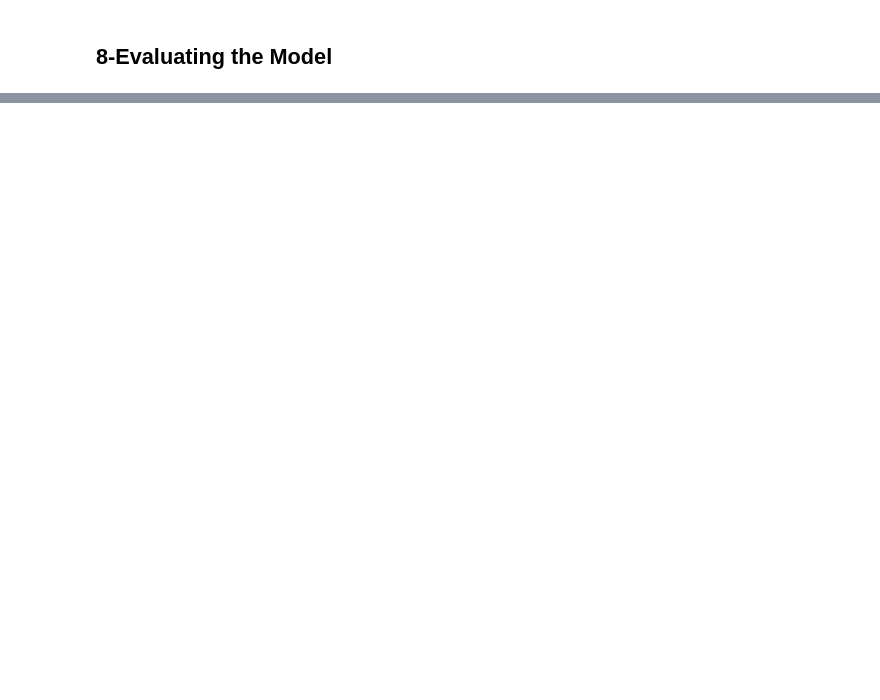
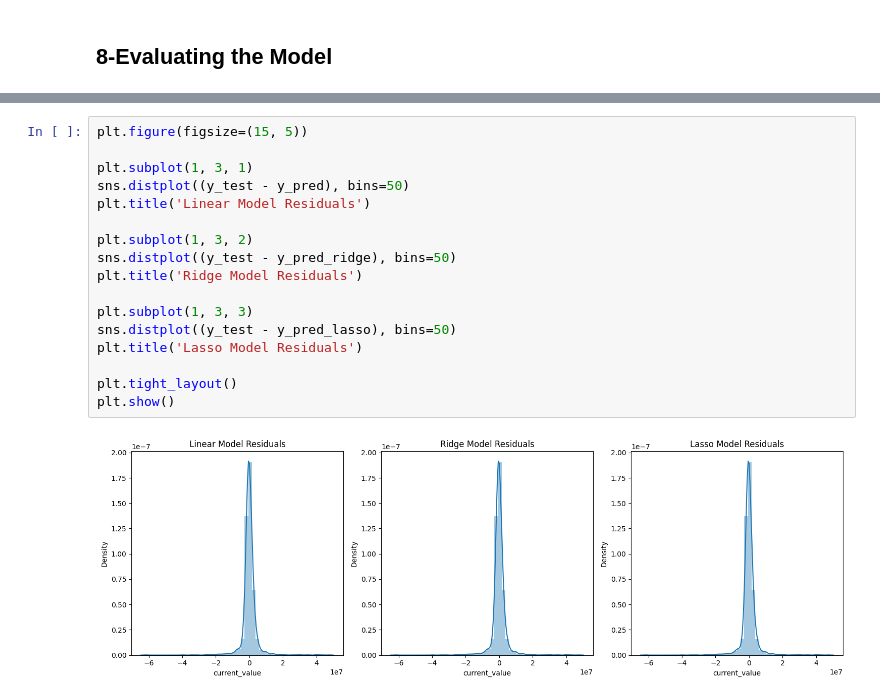
Before and after one commit to Tuwaiq-DS-ML-bootcamp-V-9/Usecase-7, a Jupyter notebook: EDA explain template.ipynb, the cells around one changed output, grey strips where cells are left out. Drawn from its saved outputs; the diff is of its cells as text; blank space fills up the shorter version.

```diff
--- a/EDA explain template.ipynb
+++ b/EDA explain template.ipynb
@@ -840,0 +960,19 @@ sns.distplot((y_test-predictions),bins=50); # it's good if we get normal distrib
+# %%
+plt.figure(figsize=(15, 5))
+
+plt.subplot(1, 3, 1)
+sns.distplot((y_test - y_pred), bins=50)
+plt.title('Linear Model Residuals')
+
+plt.subplot(1, 3, 2)
+sns.distplot((y_test - y_pred_ridge), bins=50)
+plt.title('Ridge Model Residuals')
+
+plt.subplot(1, 3, 3)
+sns.distplot((y_test - y_pred_lasso), bins=50)
+plt.title('Lasso Model Residuals')
+
+plt.tight_layout()
+plt.show()
+# %% [output]
+[figure, added]
```
Also changed, not shown: parts of 55 cells of this notebook, 1 other file.
